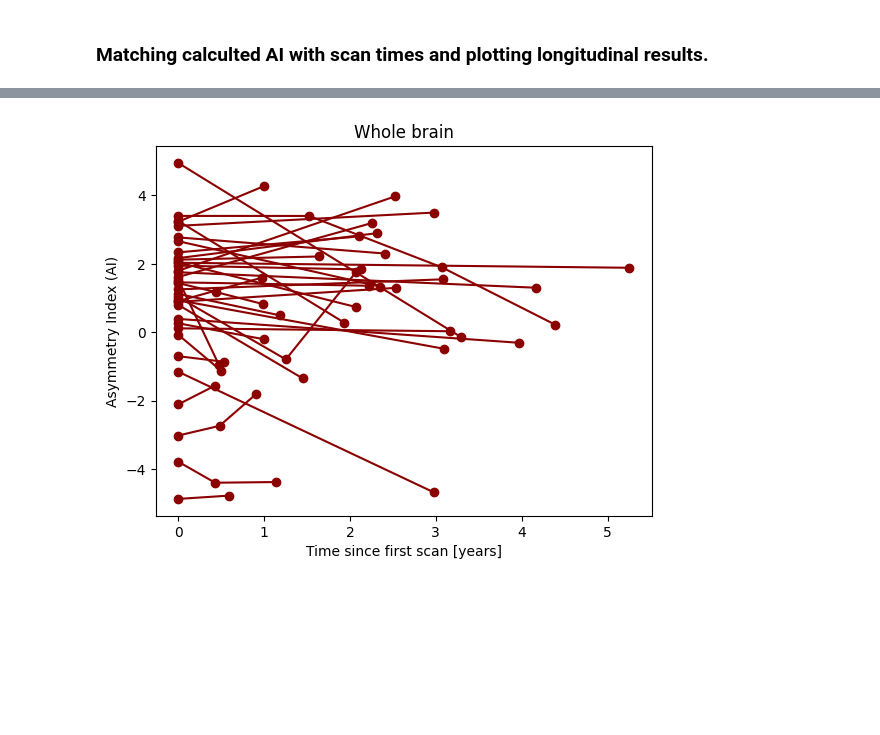
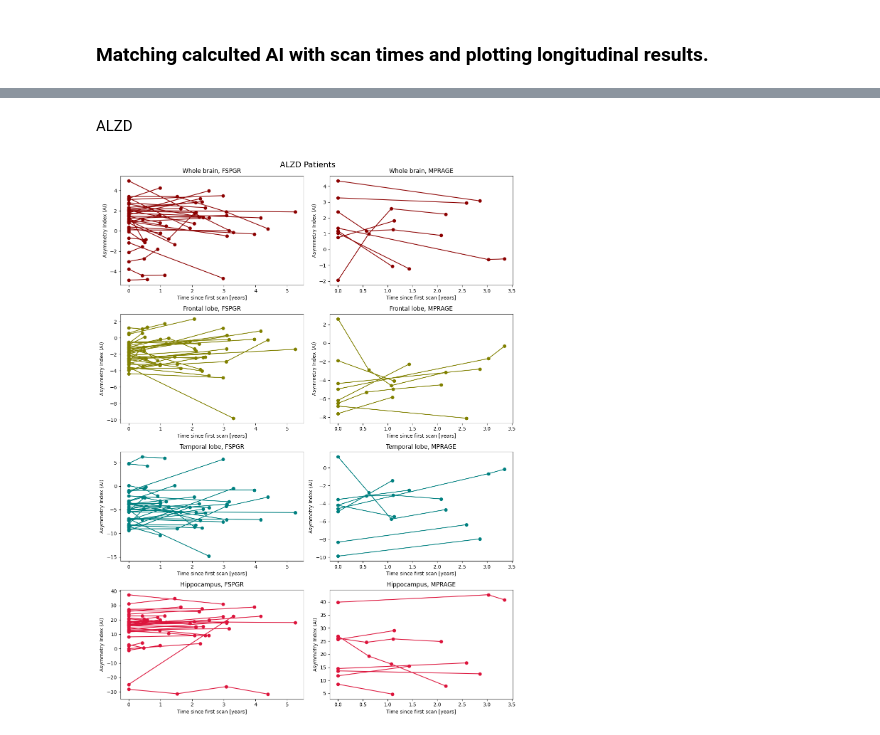
Before and after one commit to Crtox/asymmetryAD, a Jupyter notebook: code/AI_longitudinal.ipynb, the cells around one changed output, grey strips where cells are left out. Cells and saved outputs as stored; diff of their text form; code cells hidden in the pictures; blank space fills up the shorter version.

Commit message:
longitudinal

```diff
--- a/code/AI_longitudinal.ipynb
+++ b/code/AI_longitudinal.ipynb
@@ -254,0 +270,15 @@ AI_mprage = [AI_alzd_mprage_whole, AI_alzd_mprage_frontal_lobe, AI_alzd_mprage_t
+# %%
+AI_nc_fspgr = [AI_nc_fspgr_whole, AI_nc_fspgr_frontal_lobe, AI_nc_fspgr_temporal_lobe, AI_nc_fspgr_hippocampus]
+AI_nc_mprage = [AI_nc_mprage_whole, AI_nc_mprage_frontal_lobe, AI_nc_mprage_temporal_lobe, AI_nc_mprage_hippocampus]
+
+AI_mci_fspgr = [AI_mci_fspgr_whole, AI_mci_fspgr_frontal_lobe, AI_mci_fspgr_temporal_lobe, AI_mci_fspgr_hippocampus]
+AI_mci_mprage = [AI_mci_mprage_whole, AI_mci_mprage_frontal_lobe, AI_mci_mprage_temporal_lobe, AI_mci_mprage_hippocampus]
+
+AI_alzd_fspgr = [AI_alzd_fspgr_whole, AI_alzd_fspgr_frontal_lobe, AI_alzd_fspgr_temporal_lobe, AI_alzd_fspgr_hippocampus]
+AI_alzd_mprage = [AI_alzd_mprage_whole, AI_alzd_mprage_frontal_lobe, AI_alzd_mprage_temporal_lobe, AI_alzd_mprage_hippocampus]
+
+AI_trans_fspgr = [AI_trans_fspgr_whole, AI_trans_fspgr_frontal_lobe, AI_trans_fspgr_temporal_lobe, AI_trans_fspgr_hippocampus]
+AI_trans_mprage = [AI_trans_mprage_whole, AI_trans_mprage_frontal_lobe, AI_trans_mprage_temporal_lobe, AI_trans_mprage_hippocampus]
+# %%
+# colors used in plotting
+colors = ['darkred', 'olive', 'teal', 'crimson']
@@ -255,37 +371,39 @@ AI_mprage = [AI_alzd_mprage_whole, AI_alzd_mprage_frontal_lobe, AI_alzd_mprage_t
+# %% [markdown]
+ALZD
 # %%
 fig, axes = plt.subplots(4, 2, figsize=(12, 16))
 fig.suptitle('ALZD Patients', fontsize=16)
 
 # Titles for the subplots
 titles = [
     "Whole brain, FSPGR", "Whole brain, MPRAGE",
     "Frontal lobe, FSPGR", "Frontal lobe, MPRAGE",
     "Temporal lobe, FSPGR", "Temporal lobe, MPRAGE",
     "Hippocampus, FSPGR", "Hippocampus, MPRAGE"
 ]
 
 # Iterate over the rows (regions) and plot for FSPGR (left) and MPRAGE (right)
 for i in range(4):
     # FSPGR plot on the left column
-    for naccid, ai_values in AI_fspgr[i].items():
+    for naccid, ai_values in AI_alzd_fspgr[i].items():
         if naccid in alzd_scan_times:
             scan_times = alzd_scan_times[naccid]
-            axes[i, 0].plot(scan_times, ai_values, color='darkred', marker='o')
+            axes[i, 0].plot(scan_times, ai_values, color=colors[i], marker='o')
     axes[i, 0].set_title(titles[2 * i])   # Title for the subplot
     axes[i, 0].set_xlabel('Time since first scan [years]')
     axes[i, 0].set_ylabel('Asymmetry Index (AI)')
 
     # MPRAGE plot on the right column
-    for naccid, ai_values in AI_mprage[i].items():
+    for naccid, ai_values in AI_alzd_mprage[i].items():
         if naccid in alzd_scan_times:
             scan_times = alzd_scan_times[naccid]
-            axes[i, 1].plot(scan_times, ai_values, color='purple', marker='o')
+            axes[i, 1].plot(scan_times, ai_values, color=colors[i], marker='o')
     axes[i, 1].set_title(titles[2 * i + 1])   # Title for the subplot
     axes[i, 1].set_xlabel('Time since first scan [years]')
     axes[i, 1].set_ylabel('Asymmetry Index (AI)')
 
-# Adjust layout to prevent overlap
-plt.tight_layout(rect=[0, 0, 1, 0.96])  # Leave space for suptitle
+plt.tight_layout()
+#plt.savefig(savePath+'AI_longitudinal_alzd.png')
 plt.show()
 # %% [output]
-[figure, old version]
+[figure, new version]
```
Also changed, not shown: parts of 29 cells of this notebook, 11 other files.
